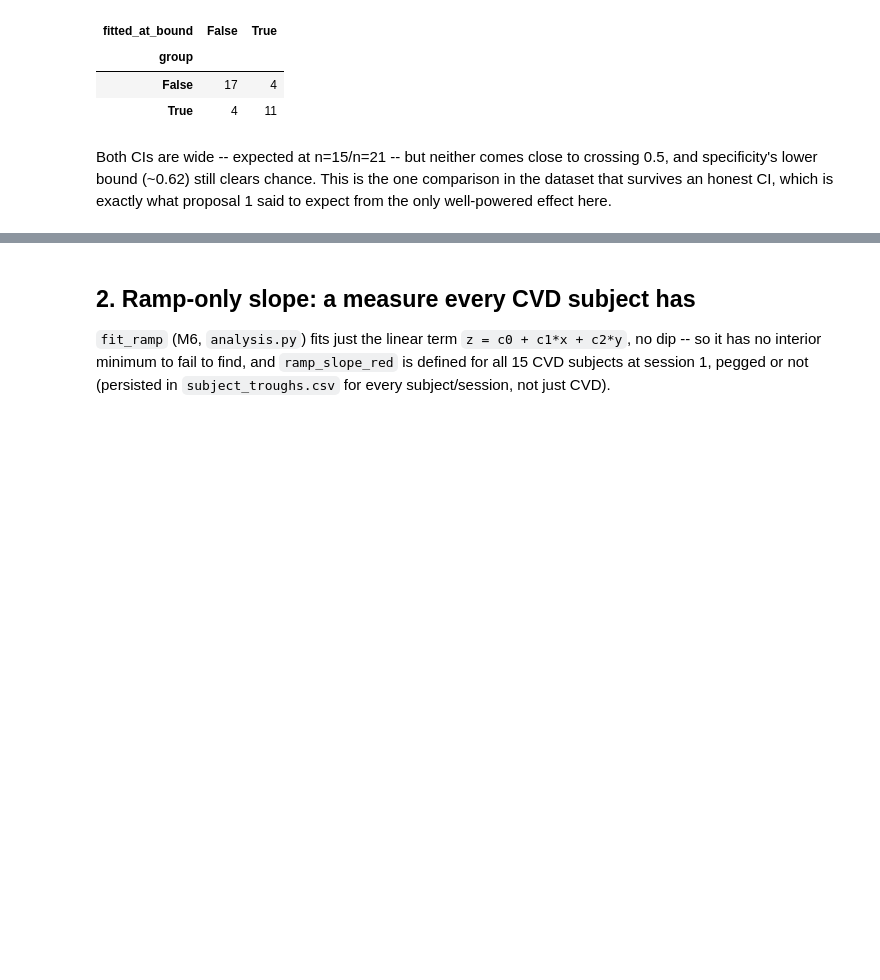
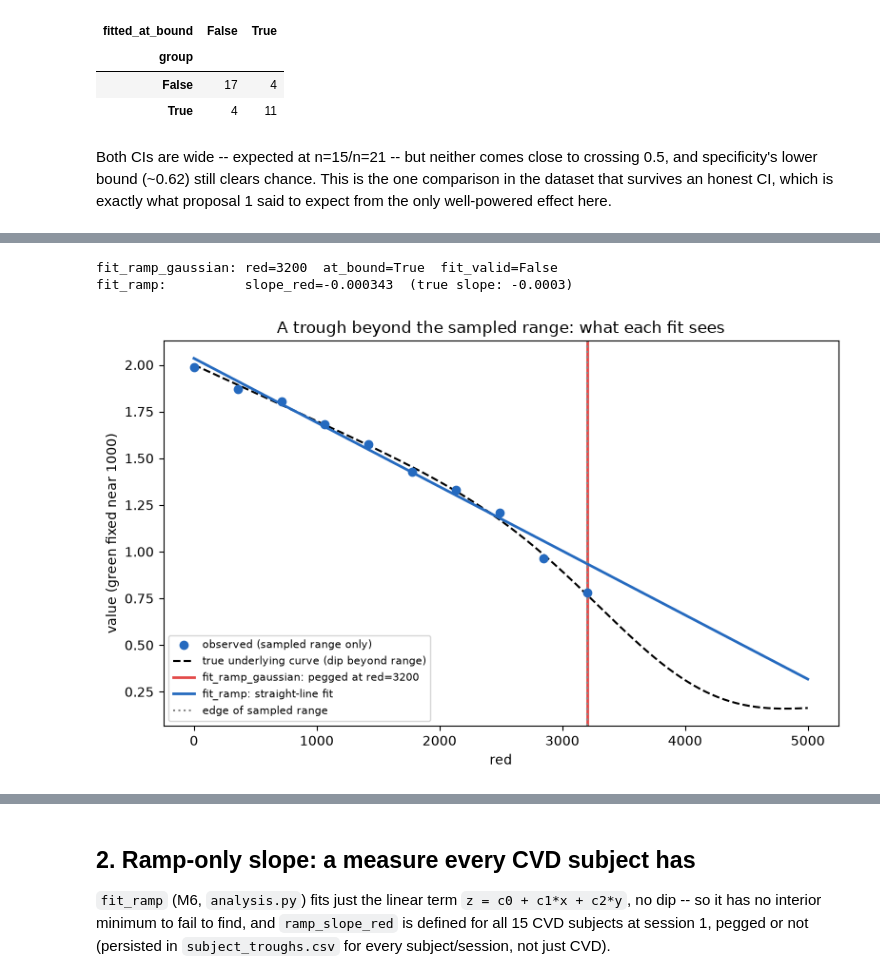
Before and after one commit to zevaz13/DataAnalysisGeneral, a Jupyter notebook: ssveps/notebooks/08_cvd_gamut.ipynb, the cells around one changed output, grey strips where cells are left out. Saved outputs shown, nothing was run; the diff lists cells and outputs as text; code cells hidden in the pictures; blank space fills up the shorter version.

```diff
--- a/ssveps/notebooks/08_cvd_gamut.ipynb
+++ b/ssveps/notebooks/08_cvd_gamut.ipynb
@@ -77,0 +138,36 @@ here.
+# %%
+rng_demo = np.random.default_rng(0)
+red_demo = list(np.linspace(0, 3200, 10))
+green_demo = list(np.linspace(0, 2000, 10))
+Xg, Yg = np.meshgrid(red_demo, green_demo, indexing='ij')
+true_dip_red = 4200.0  # beyond the sampled range (max sampled red is 3200)
+true_grid = (2.0 - 0.0003 * Xg
+             - 0.5 * np.exp(-(((Xg - true_dip_red) ** 2) / (2 * 900.0 ** 2) + ((Yg - 1000.0) ** 2) / (2 * 600.0 ** 2))))
+demo_grid = true_grid + rng_demo.normal(0, 0.02, true_grid.shape)
+
+rg_fit = an.fit_ramp_gaussian(demo_grid, red_demo, green_demo)
+ramp_fit = an.fit_ramp(demo_grid, red_demo, green_demo)
+print(f"fit_ramp_gaussian: red={rg_fit['red']:.0f}  at_bound={rg_fit['at_bound']}  fit_valid={rg_fit['fit_valid']}")
+print(f"fit_ramp:          slope_red={ramp_fit['slope_red']:.6f}  (true slope: -0.0003)")
+
+green_idx = np.argmin(np.abs(np.array(green_demo) - 1000))
+red_extended = np.linspace(0, 5000, 200)
+true_cross_section = (2.0 - 0.0003 * red_extended
+                       - 0.5 * np.exp(-((red_extended - true_dip_red) ** 2) / (2 * 900.0 ** 2)))
+
+fig, ax = plt.subplots(figsize=(8, 5))
+ax.scatter(red_demo, demo_grid[:, green_idx], color=DISTRIBUTION_COLOR, label='observed (sampled range only)', zorder=3)
+ax.plot(red_extended, true_cross_section, 'k--', label='true underlying curve (dip beyond range)')
+ax.axvline(rg_fit['red'], color='#e34948', linewidth=2, label=f"fit_ramp_gaussian: pegged at red={rg_fit['red']:.0f}")
+ramp_line = ramp_fit['intercept'] + ramp_fit['slope_red'] * red_extended + ramp_fit['slope_green'] * green_demo[green_idx]
+ax.plot(red_extended, ramp_line, color='#256abf', linewidth=2, label='fit_ramp: straight-line fit')
+ax.axvline(3200, color='#888888', linestyle=':', label='edge of sampled range')
+ax.set_xlabel('red')
+ax.set_ylabel('value (green fixed near 1000)')
+ax.legend(fontsize=8)
+ax.set_title('A trough beyond the sampled range: what each fit sees')
+fig.tight_layout()
+# %% [output]
+fit_ramp_gaussian: red=3200  at_bound=True  fit_valid=False
+fit_ramp:          slope_red=-0.000343  (true slope: -0.0003)
+[figure, added]
```
Also changed, not shown: parts of 8 cells of this notebook, 11 other files.
